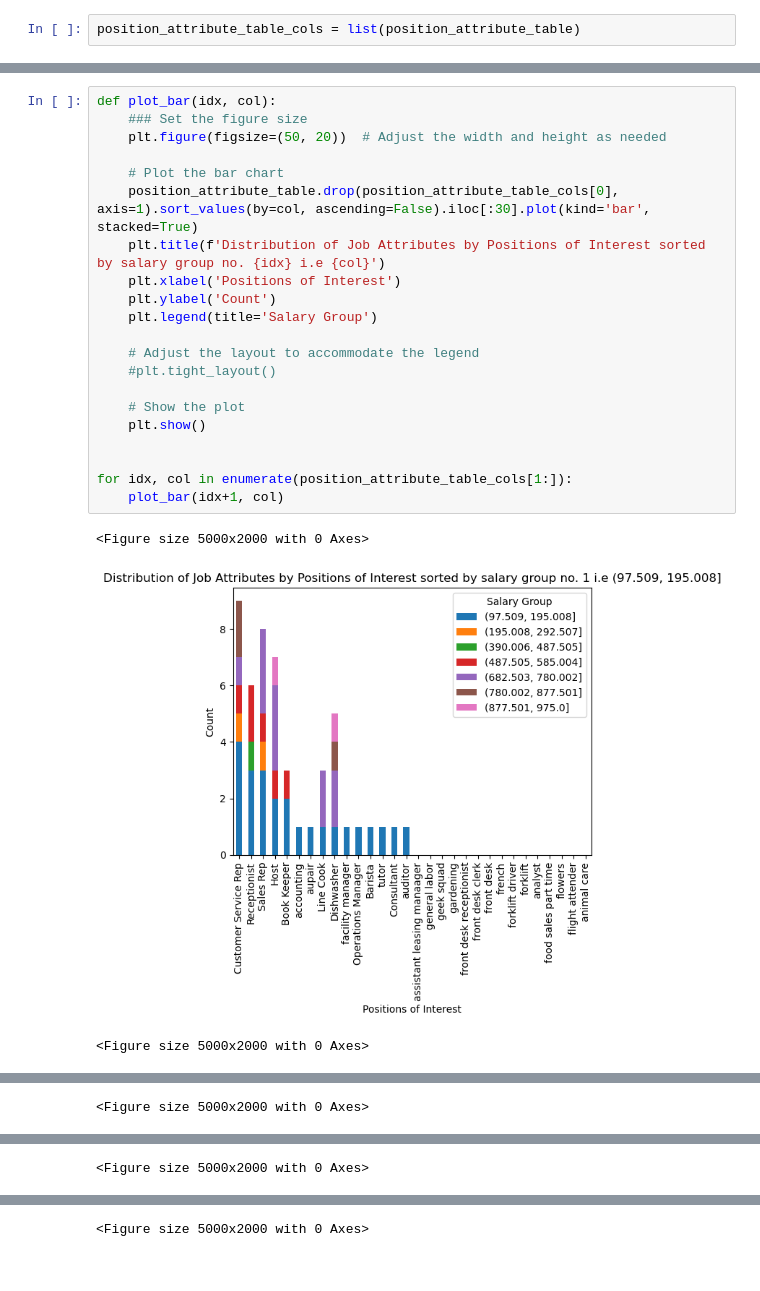
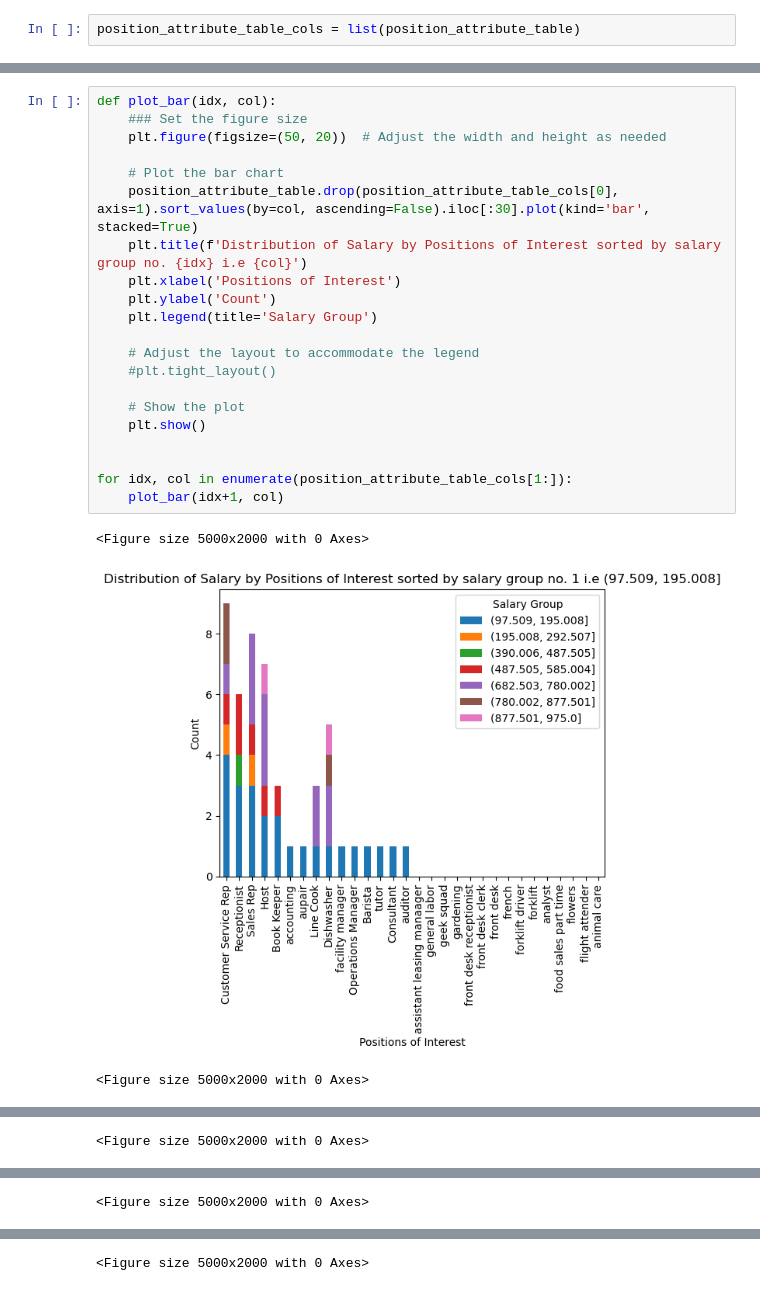
Before and after one commit to vermaarjun7/pewter-arjun, a Jupyter notebook: task.ipynb, the cells around one changed output, grey strips where cells are left out. Saved outputs shown, nothing was run; the diff lists cells and outputs as text.

Commit message:
salary dis across pos interests fix plots

```diff
--- a/task.ipynb
+++ b/task.ipynb
@@ -657,25 +655,25 @@ plt.show()
 # %%
 def plot_bar(idx, col):
     ### Set the figure size
     plt.figure(figsize=(50, 20))  # Adjust the width and height as needed
 
     # Plot the bar chart
     position_attribute_table.drop(position_attribute_table_cols[0], axis=1).sort_values(by=col, ascending=False).iloc[:30].plot(kind='bar', stacked=True)
-    plt.title(f'Distribution of Job Attributes by Positions of Interest sorted by salary group no. {idx} i.e {col}')
+    plt.title(f'Distribution of Salary by Positions of Interest sorted by salary group no. {idx} i.e {col}')
     plt.xlabel('Positions of Interest')
     plt.ylabel('Count')
     plt.legend(title='Salary Group')
 
     # Adjust the layout to accommodate the legend
     #plt.tight_layout()
 
     # Show the plot
     plt.show()
 
 
 for idx, col in enumerate(position_attribute_table_cols[1:]):
     plot_bar(idx+1, col)
 # %% [output]
 <Figure size 5000x2000 with 0 Axes>
-[figure, old version]
+[figure, new version]
 <Figure size 5000x2000 with 0 Axes>
```
Also changed, not shown: parts of 3 cells of this notebook.
